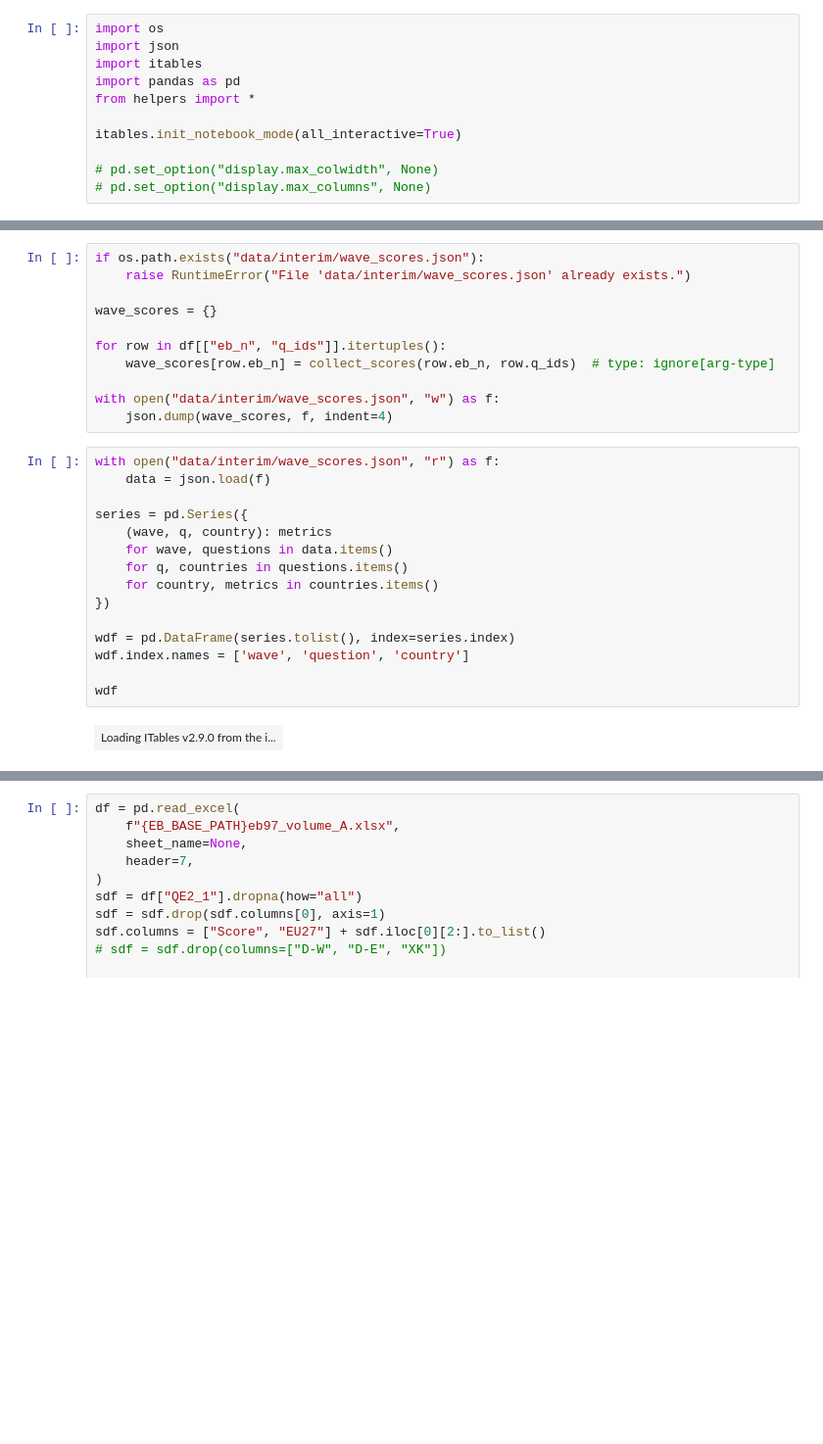
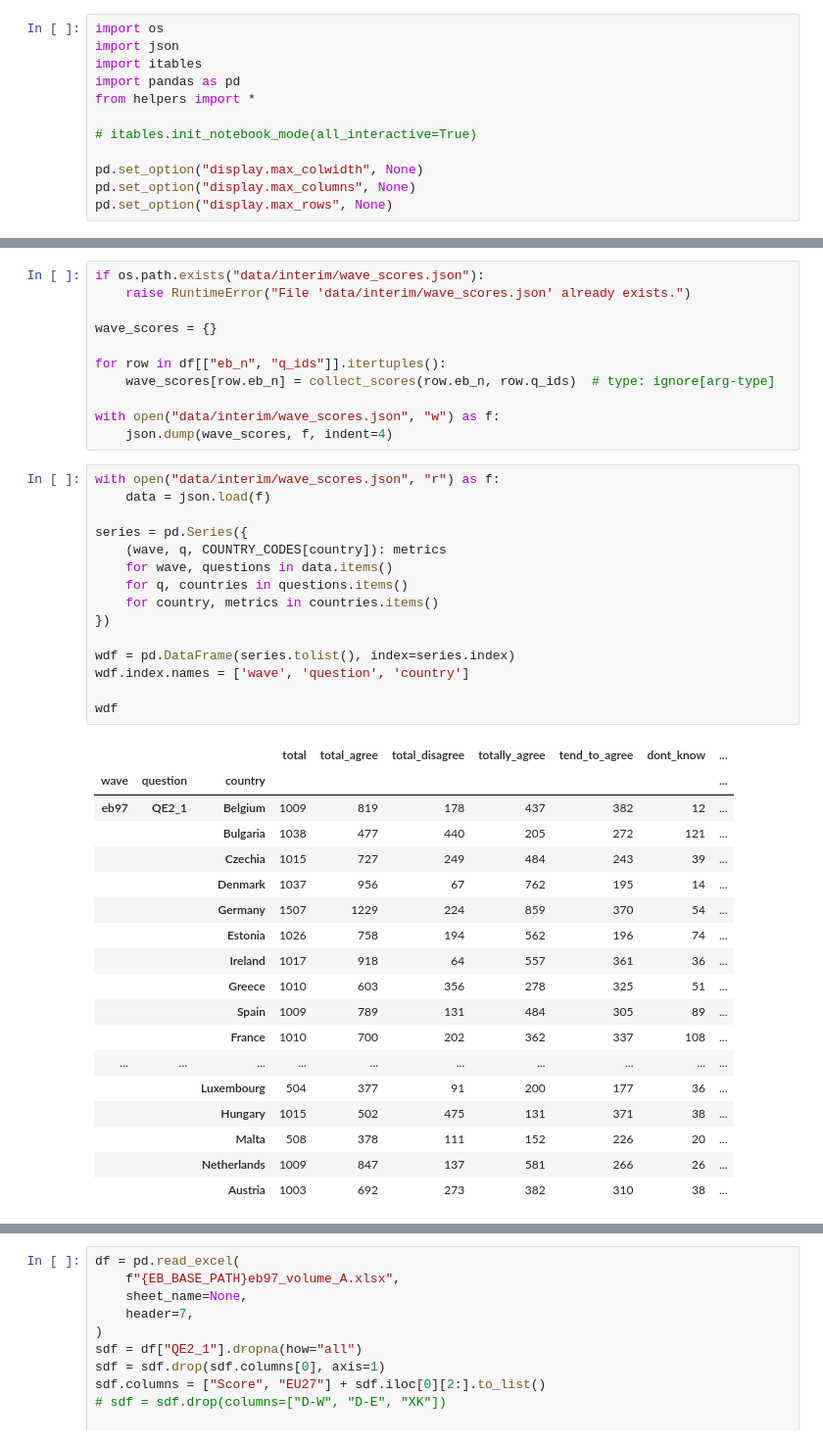
Before and after one commit to kam-eeel/pol380-research, a Jupyter notebook: analysis.ipynb, the cells around one changed output, grey strips where cells are left out. Shown at 98% size. Cells and saved outputs as stored; diff of their text form; blank space fills up the shorter version.

```diff
--- a/analysis.ipynb
+++ b/analysis.ipynb
@@ -7,7 +7,8 @@ import itables
 import pandas as pd
 from helpers import *
 
-itables.init_notebook_mode(all_interactive=True)
+# itables.init_notebook_mode(all_interactive=True)
 
-# pd.set_option("display.max_colwidth", None)
-# pd.set_option("display.max_columns", None)
+pd.set_option("display.max_colwidth", None)
+pd.set_option("display.max_columns", None)
+pd.set_option("display.max_rows", None)
@@ -82,17 +79,34 @@ with open("data/interim/wave_scores.json", "w") as f:
 # %%
 with open("data/interim/wave_scores.json", "r") as f:
     data = json.load(f)
 
 series = pd.Series({
-    (wave, q, country): metrics
+    (wave, q, COUNTRY_CODES[country]): metrics
     for wave, questions in data.items()
     for q, countries in questions.items()
     for country, metrics in countries.items()
 })
 
 wdf = pd.DataFrame(series.tolist(), index=series.index)
 wdf.index.names = ['wave', 'question', 'country']
 
 wdf
 # %% [output]
-| Loading ITables v2.9.0 from the i... |
+|  |  |  | total | total_agree | total_disagree | totally_agree | tend_to_agree | dont_know | ... |
+| wave | question | country |  |  |  |  |  |  | ... |
+| eb97 | QE2_1 | Belgium | 1009 | 819 | 178 | 437 | 382 | 12 | ... |
+|  |  | Bulgaria | 1038 | 477 | 440 | 205 | 272 | 121 | ... |
+|  |  | Czechia | 1015 | 727 | 249 | 484 | 243 | 39 | ... |
+|  |  | Denmark | 1037 | 956 | 67 | 762 | 195 | 14 | ... |
+|  |  | Germany | 1507 | 1229 | 224 | 859 | 370 | 54 | ... |
+|  |  | Estonia | 1026 | 758 | 194 | 562 | 196 | 74 | ... |
+|  |  | Ireland | 1017 | 918 | 64 | 557 | 361 | 36 | ... |
+|  |  | Greece | 1010 | 603 | 356 | 278 | 325 | 51 | ... |
+|  |  | Spain | 1009 | 789 | 131 | 484 | 305 | 89 | ... |
+|  |  | France | 1010 | 700 | 202 | 362 | 337 | 108 | ... |
+| ... | ... | ... | ... | ... | ... | ... | ... | ... | ... |
+|  |  | Luxembourg | 504 | 377 | 91 | 200 | 177 | 36 | ... |
+|  |  | Hungary | 1015 | 502 | 475 | 131 | 371 | 38 | ... |
+|  |  | Malta | 508 | 378 | 111 | 152 | 226 | 20 | ... |
+|  |  | Netherlands | 1009 | 847 | 137 | 581 | 266 | 26 | ... |
+|  |  | Austria | 1003 | 692 | 273 | 382 | 310 | 38 | ... |
```
Also changed, not shown: parts of 4 cells of this notebook, 2 other files.
